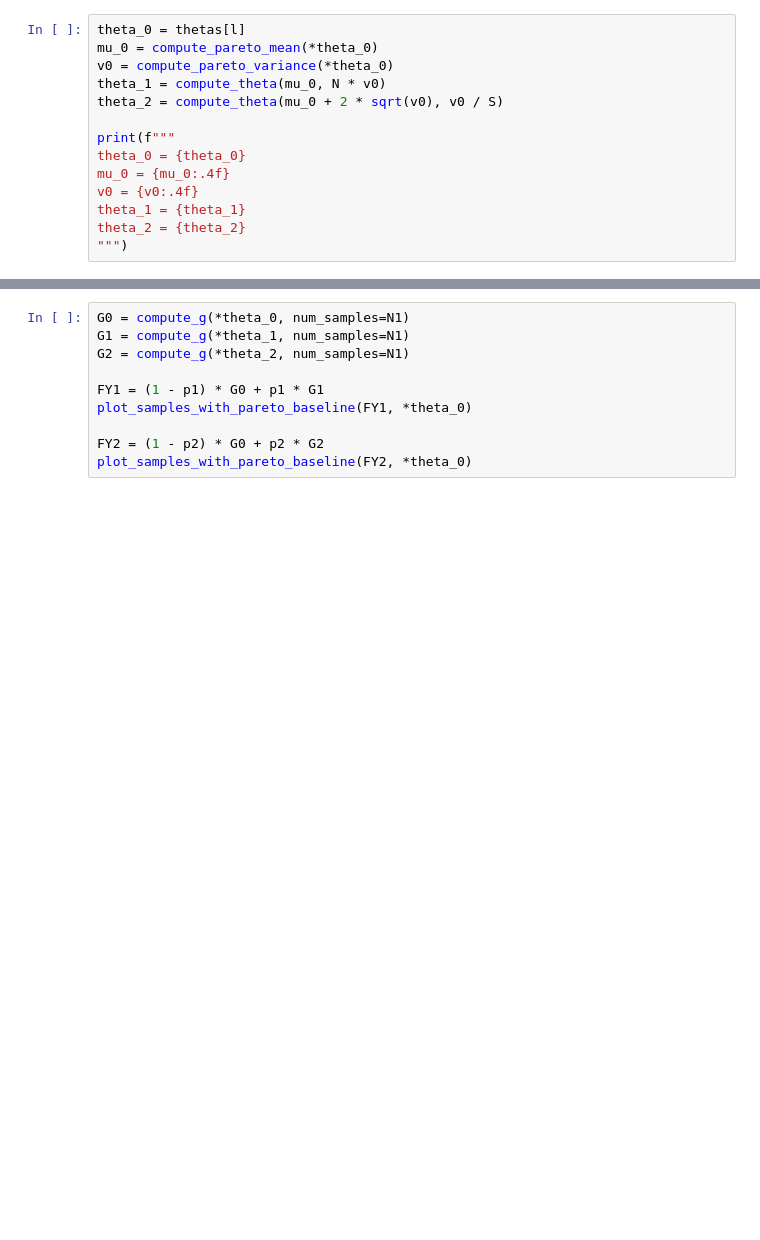
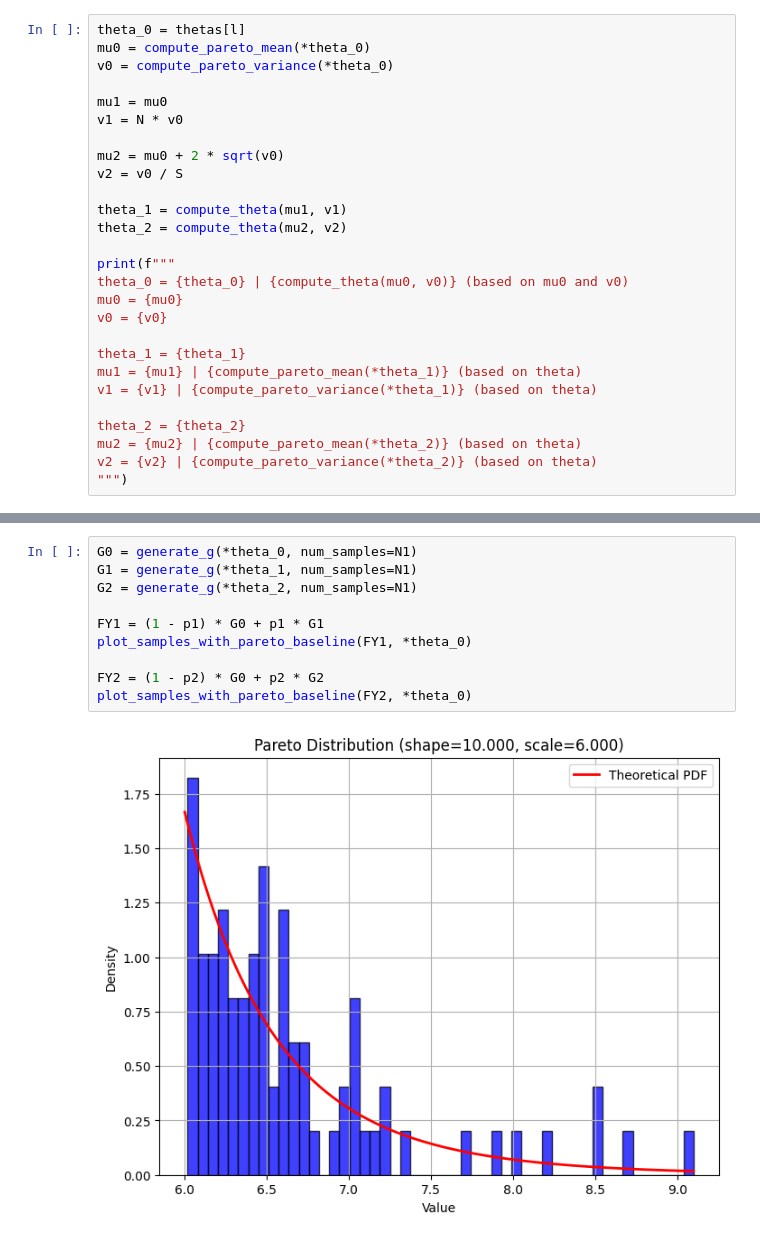
Before and after one commit to robertmackevic/pnp, a Jupyter notebook: lab1/solution.ipynb, the cells around one changed output, grey strips where cells are left out. Drawn from its saved outputs; the diff is of its cells as text; blank space fills up the shorter version.

```diff
--- a/lab1/solution.ipynb
+++ b/lab1/solution.ipynb
@@ -57,14 +71,27 @@ thetas = {thetas}
 # %%
 theta_0 = thetas[l]
-mu_0 = compute_pareto_mean(*theta_0)
+mu0 = compute_pareto_mean(*theta_0)
 v0 = compute_pareto_variance(*theta_0)
-theta_1 = compute_theta(mu_0, N * v0)
-theta_2 = compute_theta(mu_0 + 2 * sqrt(v0), v0 / S)
+
+mu1 = mu0
+v1 = N * v0
+
+mu2 = mu0 + 2 * sqrt(v0)
+v2 = v0 / S
+
+theta_1 = compute_theta(mu1, v1)
+theta_2 = compute_theta(mu2, v2)
 
 print(f"""
-theta_0 = {theta_0}
-mu_0 = {mu_0:.4f}
-v0 = {v0:.4f}
+theta_0 = {theta_0} | {compute_theta(mu0, v0)} (based on mu0 and v0)
+mu0 = {mu0}
+v0 = {v0}
+
 theta_1 = {theta_1}
+mu1 = {mu1} | {compute_pareto_mean(*theta_1)} (based on theta)
+v1 = {v1} | {compute_pareto_variance(*theta_1)} (based on theta)
+
 theta_2 = {theta_2}
+mu2 = {mu2} | {compute_pareto_mean(*theta_2)} (based on theta)
+v2 = {v2} | {compute_pareto_variance(*theta_2)} (based on theta)
 """)
@@ -71,10 +110,12 @@ theta_2 = {theta_2}
 # %%
-G0 = compute_g(*theta_0, num_samples=N1)
-G1 = compute_g(*theta_1, num_samples=N1)
-G2 = compute_g(*theta_2, num_samples=N1)
+G0 = generate_g(*theta_0, num_samples=N1)
+G1 = generate_g(*theta_1, num_samples=N1)
+G2 = generate_g(*theta_2, num_samples=N1)
 
 FY1 = (1 - p1) * G0 + p1 * G1
 plot_samples_with_pareto_baseline(FY1, *theta_0)
 
 FY2 = (1 - p2) * G0 + p2 * G2
 plot_samples_with_pareto_baseline(FY2, *theta_0)
+# %% [output]
+[figure, added]
```
Also changed, not shown: parts of 6 cells of this notebook, 1 other file.
